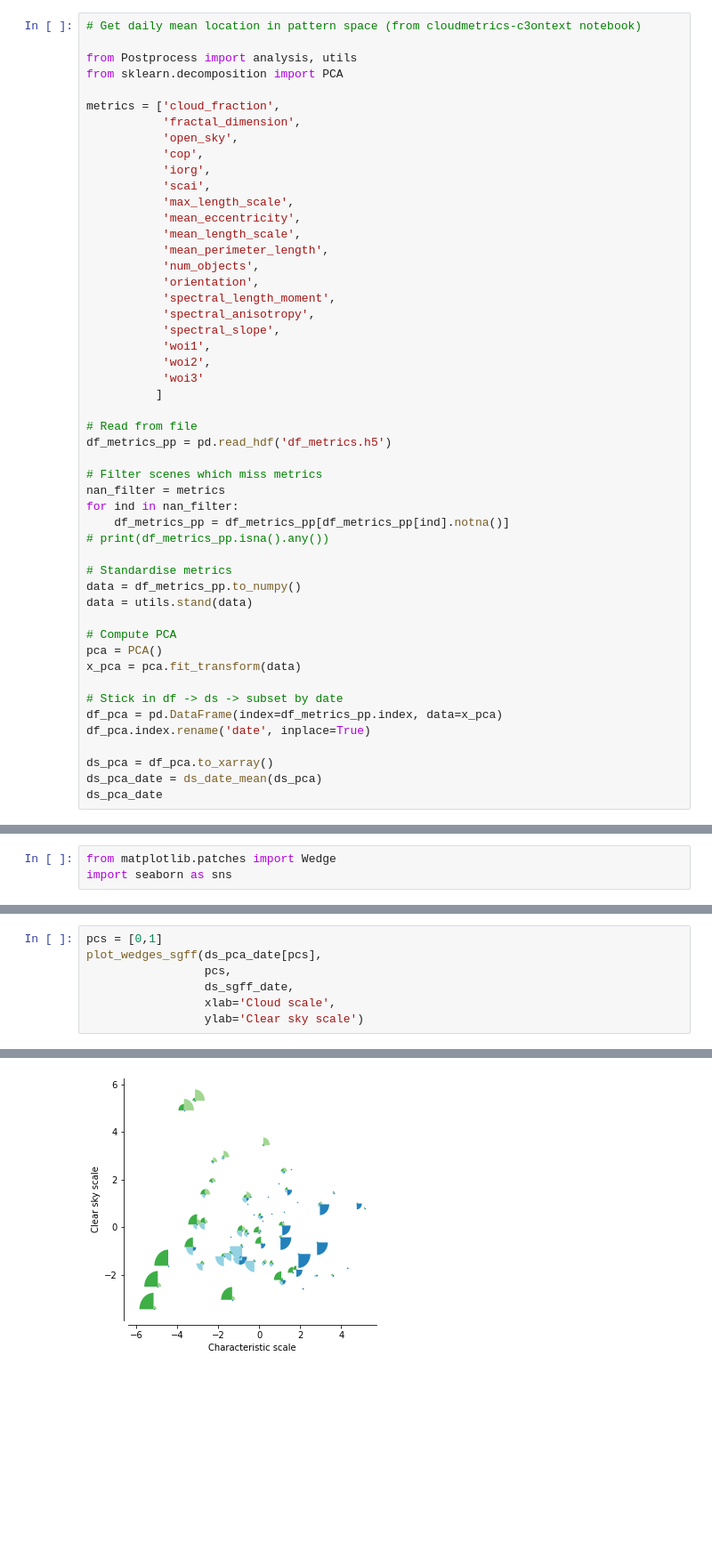
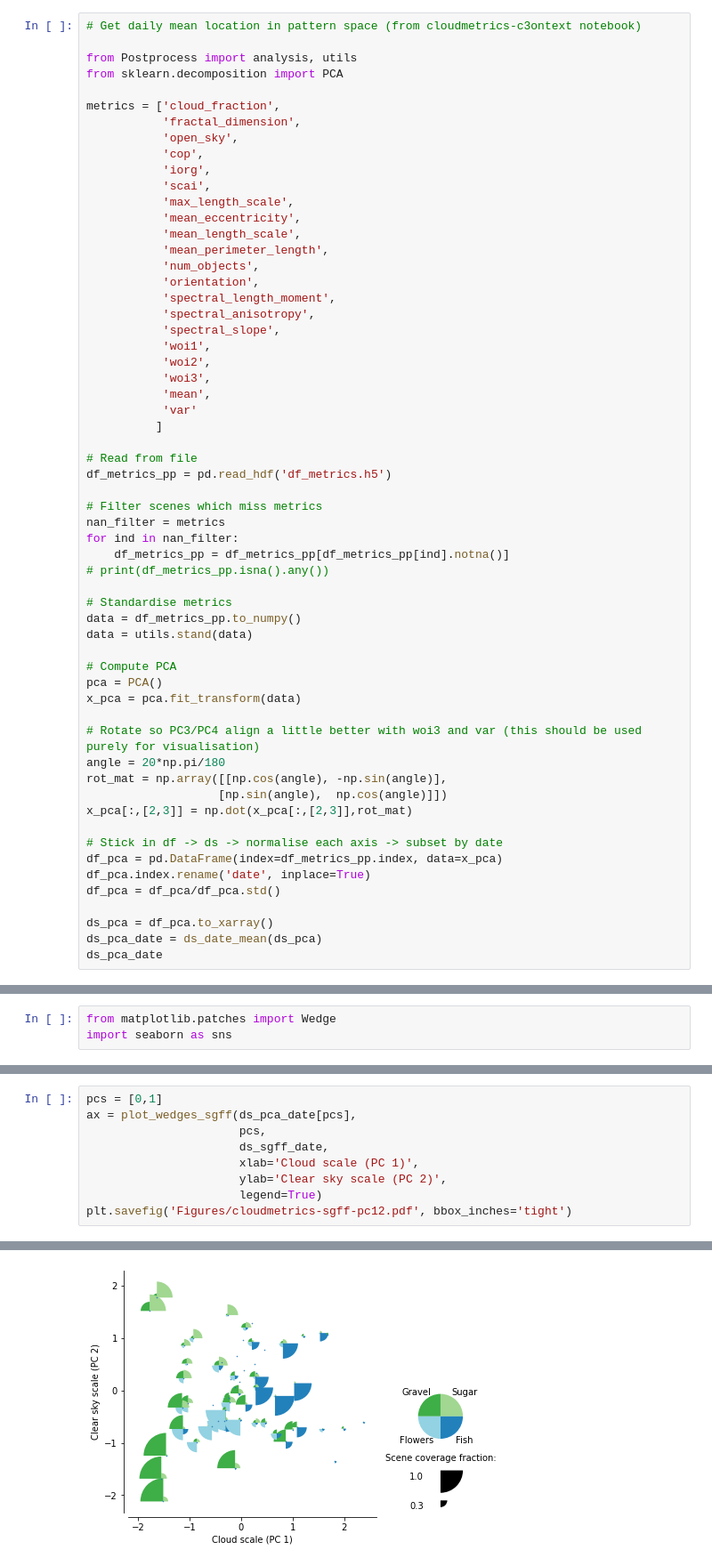
Before and after one commit to martinjanssens/cloudmetrics-c3ontext, a Jupyter notebook: compare-C3ONTEXT.ipynb, the cells around one changed output, grey strips where cells are left out. Shown at 89% size. Drawn from its saved outputs; the diff is of its cells as text; blank space fills up the shorter version.

Commit message:
Added mean and variance of ABI brightness temperature to metrics table, updated figures in comparison to C3ONTEXT and added plot of how pattern classes change with distance from mean of pattern space

```diff
--- a/compare-C3ONTEXT.ipynb
+++ b/compare-C3ONTEXT.ipynb
@@ -208,7 +226,9 @@ metrics = ['cloud_fraction',
            'spectral_slope',
            'woi1',
            'woi2',
-           'woi3'
+           'woi3',
+           'mean',
+           'var'
           ]
 
 # Read from file
@@ -228,9 +248,16 @@ data = utils.stand(data)
 pca = PCA()
 x_pca = pca.fit_transform(data)
 
-# Stick in df -> ds -> subset by date
+# Rotate so PC3/PC4 align a little better with woi3 and var (this should be used purely for visualisation)
+angle = 20*np.pi/180
+rot_mat = np.array([[np.cos(angle), -np.sin(angle)],
+                   [np.sin(angle),  np.cos(angle)]])
+x_pca[:,[2,3]] = np.dot(x_pca[:,[2,3]],rot_mat)
+
+# Stick in df -> ds -> normalise each axis -> subset by date
 df_pca = pd.DataFrame(index=df_metrics_pp.index, data=x_pca)
 df_pca.index.rename('date', inplace=True)
+df_pca = df_pca/df_pca.std()
 
 ds_pca = df_pca.to_xarray()
 ds_pca_date = ds_date_mean(ds_pca)
@@ -298,9 +359,11 @@ def plot_wedges_sgff(ds_pca, selvars, ds_sgff, ax=None, xlab=None, ylab=None,):
     return ax
 # %%
 pcs = [0,1]
-plot_wedges_sgff(ds_pca_date[pcs],
-                 pcs,
-                 ds_sgff_date,
-                 xlab='Cloud scale',
-                 ylab='Clear sky scale')
+ax = plot_wedges_sgff(ds_pca_date[pcs],
+                      pcs,
+                      ds_sgff_date,
+                      xlab='Cloud scale (PC 1)',
+                      ylab='Clear sky scale (PC 2)',
+                      legend=True)
+plt.savefig('Figures/cloudmetrics-sgff-pc12.pdf', bbox_inches='tight')
 # %% [output]
@@ -308 +370 @@ plot_wedges_sgff(ds_pca_date[pcs],
-[figure, old version]
+[figure, new version]
```
Also changed, not shown: parts of 10 cells of this notebook, 11 other files.
